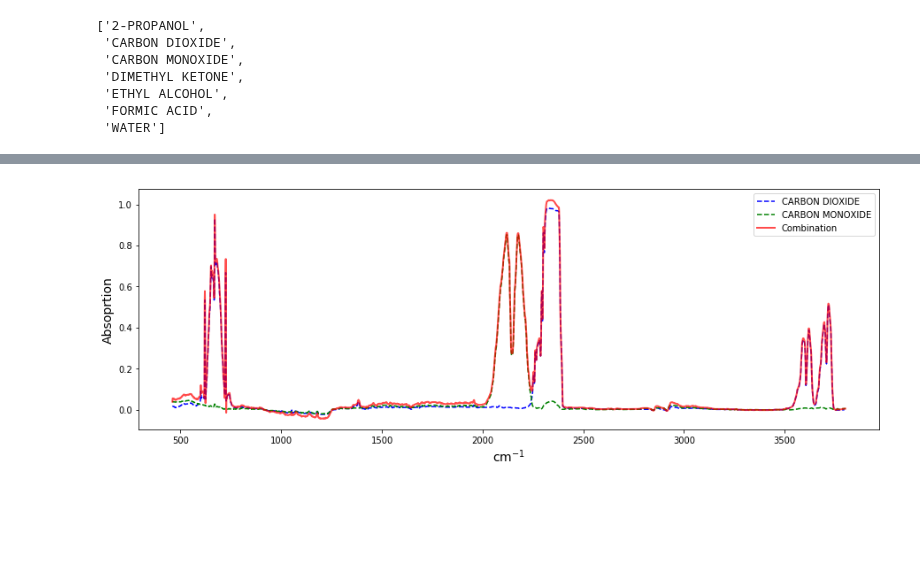
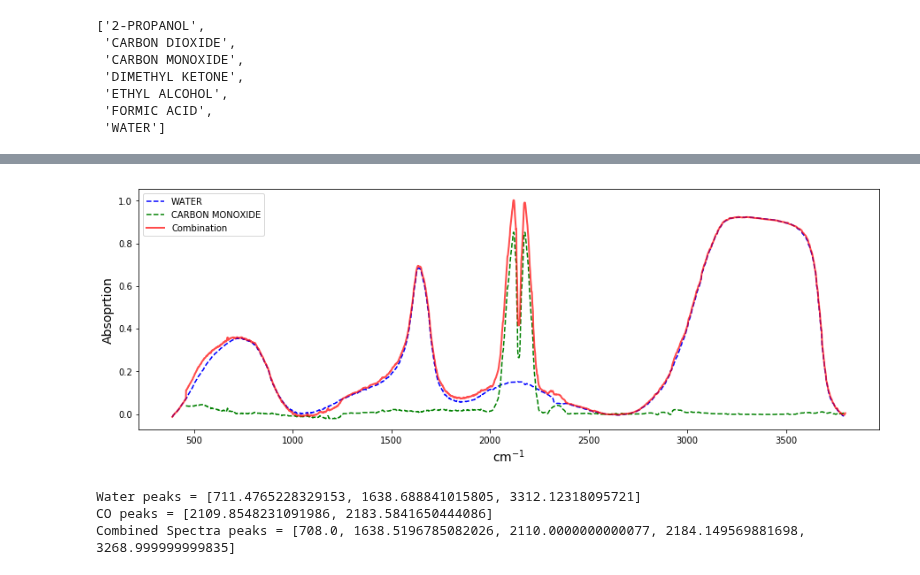
Before and after one commit to raman-noodles/Raman-noodles, a Jupyter notebook: examples/matching_test.ipynb, the cells around one changed output, grey strips where cells are left out. Drawn from its saved outputs; the diff is of its cells as text; code cells hidden in the pictures; blank space fills up the shorter version.

```diff
--- a/examples/matching_test.ipynb
+++ b/examples/matching_test.ipynb
@@ -285,4 +20,6 @@ def combine_spectra(compound_1, compound_2):
-# %%
-data = combine_spectra('CARBON DIOXIDE', 'CARBON MONOXIDE')
-# %% [output]
-[figure, removed]
+# %%
+compound_1 = shoyu_data_dict['WATER']
+compound_2 = shoyu_data_dict['CARBON MONOXIDE']
+spectra_x, spectra_y = shoyu.combine_spectra(compound_1, compound_2, plot=True)
+# %% [output]
+[figure, added]
@@ -288,0 +33,8 @@ data = combine_spectra('CARBON DIOXIDE', 'CARBON MONOXIDE')
+# %%
+print('Water peaks = {}'.format(water_peaks))
+print('CO peaks = {}'.format(co_peaks))
+print('Combined Spectra peaks = {}'.format(spectra_peaks))
+# %% [output]
+Water peaks = [711.4765228329153, 1638.688841015805, 3312.12318095721]
+CO peaks = [2109.8548231091986, 2183.5841650444086]
+Combined Spectra peaks = [708.0, 1638.5196785082026, 2110.0000000000077, 2184.149569881698, 3268.999999999835]
```
Also changed, not shown: parts of 29 cells of this notebook, 2 other files.
